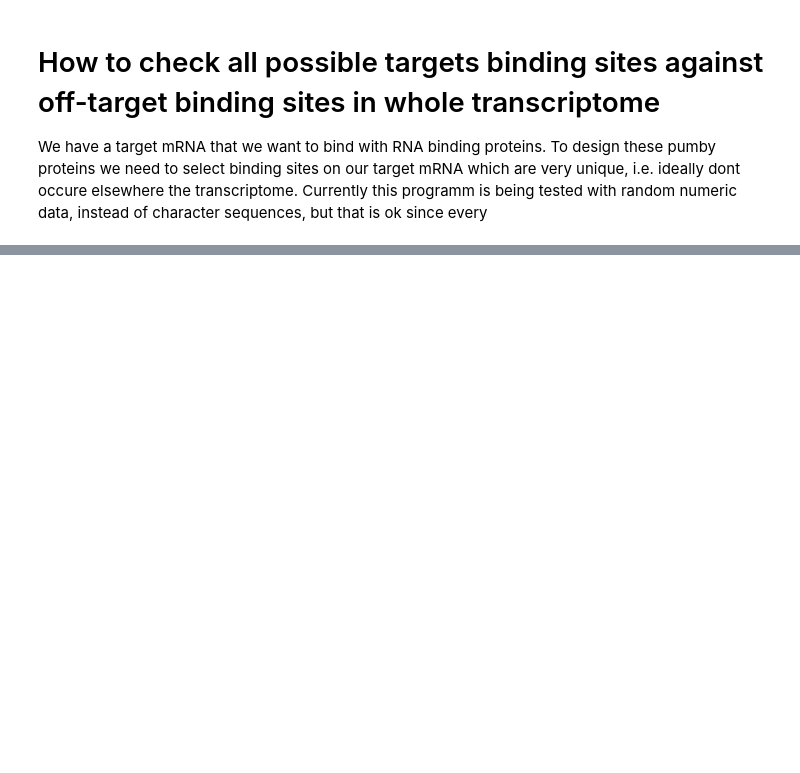
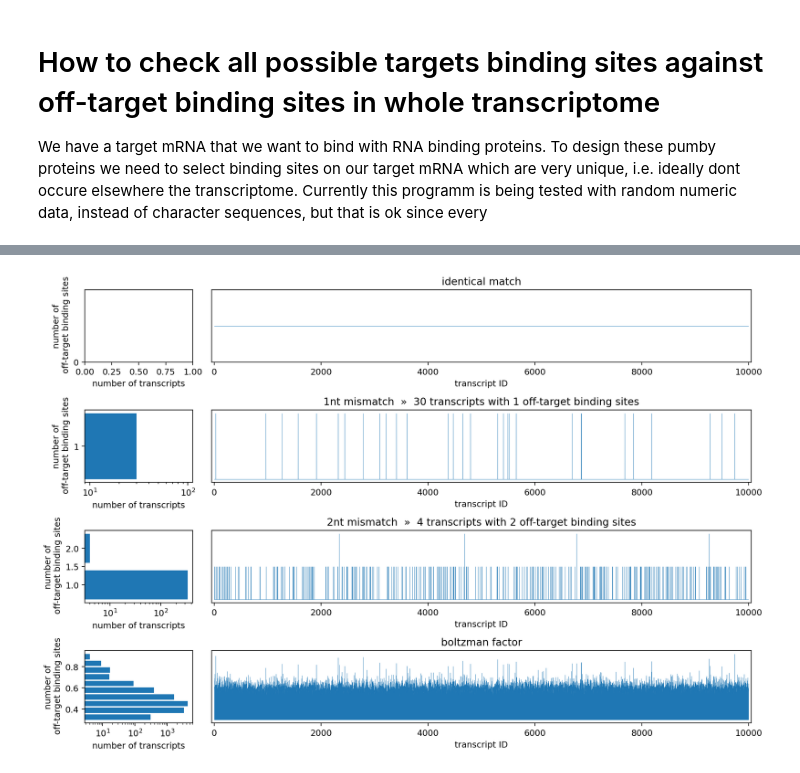
Before and after one commit to Q1vy/iGEM2025-TRAPS-Software-and-Modelling, a Jupyter notebook: target_search_test.ipynb, the cells around one changed output, grey strips where cells are left out. Cells and saved outputs as stored; diff of their text form; code cells hidden in the pictures; blank space fills up the shorter version.

```diff
--- a/target_search_test.ipynb
+++ b/target_search_test.ipynb
@@ -105,40 +143,44 @@ results
 # %%
-def search_target_in_refpool(target, reference_pool, plot = False):
-    '''searches for (partial) matches between target and reference pool
-    target: sequence to be found
-    reference pool: list/array of sequences to test against'''
+def query_eval(query, reference_dataset, plot = False):
+    '''searches for (partial) matches between query sequence and reference dataset
+    query: sequence to be found (pd.Series object)
+    reference_dataset: pd.DataFrame of sequences to test against
+    Both need at least a SEQ_NAME and a SEQUENCE column
+    '''
 
-    #------------------------------------------#
-    #  Search binding sites in all transcripts #
-    #------------------------------------------#
+    if type(query) == str:
+        print("Warning, deprecated input type for query")
+        query = pd.Series({"SEQ_NAME": "unnamed", "SEQUENCE": query})
 
-    sequence_compare_results = pd.DataFrame()                  # initialize a dataset to store the results of every transcript in the transcriptome
-    for i, ref in enumerate(reference_pool):                   # iterate over all reference sequences.
+    #-------------------------------------------------#
+    #  Search for binding sites in reference dataset  #
+    #-------------------------------------------------#
 
-        mm = len(target)-sc_jit(ref, target)                   # search target in reference sequence and count number of mismatches for every possible position
-        sc_row = {}                                            # summarize the interaction of the tested binding site against the transcript from the transcriptome
-        sc_row["MissMatch_eq_0"] = (mm==0).sum()               # number of idential matches
-        sc_row["MissMatch_eq_1"] = (mm==1).sum()              # number of matches with 1 mismatch
-        sc_row["MissMatch_eq_2"] = (mm==2).sum()              # number of matches with 2 mistmatches
-        sc_row["BoltzmanFactor"] = np.sum(np.exp(-mm))         # a prediction of how likely the BSC would bind to this transcript. Currently the BoltzmanFactor for a perfect match is 1, if therefore this predicted BoltzmanFactor is smaller than 1 than it is more likly to bind to the specific RNA, while if it is larger than one it is more likely to bind to the background transcriptom ""
+    detailed_query_results = pd.DataFrame()                    # initialize a dataset to store the results of comparing query sequence with every reference i.e. every transcript in the transcriptome
+    for i, ref in reference_dataset.iterrows():                # iterate over all reference sequences.
 
-        sequence_compare_results = pd.concat([sequence_compare_results, pd.DataFrame([sc_row])], ignore_index=True) # add the results for this transcript to the dataset
+        mm = len(query.SEQUENCE)-sc_jit(query.SEQUENCE.encode("utf-8"), ref.SEQUENCE.encode("utf-8")) # number of mismatches per position # utf8 encoding of strings to integers speeds up the comparison for some reason
+        sc_row = {"SEQ_NAME": ref.SEQ_NAME}                    # summarize the possible binding sites of the query sequence against one reference sequence i.e. a transcript from the transcriptome
+        sc_row["identical match"] = (mm==0).sum()              # number of idential matches
+        sc_row["1nt mismatch"]    = (mm==1).sum()              # number of sites with 1 mismatch
+        sc_row["2nt mismatch"]    = (mm==2).sum()              # number of sites with 2 mistmatches
+        sc_row["boltzman factor"] = np.sum(np.exp(-mm))        # a prediction of how likely the query sequence would bind to the reference. Currently the boltzman_factor for a perfect match is 1, if therefore this predicted boltzman_factor is smaller than 1 than it is more likly to bind to the specific RNA, while if it is larger than one it is more likely to bind to the background transcriptom ""
 
-    #---------------------------------#
-    # summarize results of the search #       # now that we have a huge and detailed list of the interaction with every of the thousands of transcripts, we need to summarize again to only a few metrics.
-    #---------------------------------#
+        detailed_query_results = pd.concat([detailed_query_results, pd.DataFrame([sc_row])], ignore_index=True) # add the results for this transcript to the dataset
 
-    scr = sequence_compare_results
-    metrics = [scr.MissMatch_eq_0, scr.MissMatch_eq_1, scr.MissMatch_eq_2, scr.BoltzmanFactor]
-    display_names = {"MissMatch_eq_0" : "identical match offsite-targets", "MissMatch_eq_1" : "1-missmatch offsite-targets", "MissMatch_eq_2" : "2-missmatch offsite-targets", "BoltzmanFactor" : "pseudo non-normalized binding probability prediction"}  # important for the labels during plotting
-    candidate_summary = {"sequence": target}
-    if plot: fig, ax = plt.subplots(len(metrics), 2, figsize = (12, 8), gridspec_kw={'width_ratios': [1, 5]}, dpi = 180)
+    #-------------------------------------------------------#
+    # summarize interaction of query with reference dataset #       # now that we have a huge and detailed list of the interaction with every of the thousands of reference sequences (i.e. transcripts), we need to summarize again to only a few metrics telling how much this query sequence interacts with the references overall
+    #-------------------------------------------------------#
 
-    for i, metric in enumerate(metrics): # iterate over all the metrics that should be summarized
+    query_summary = {"SEQUENCE": query.SEQUENCE}
+    if plot: fig, ax = plt.subplots(len(detailed_query_results.columns)-1, 2, figsize = (12, 8), gridspec_kw={'width_ratios': [1, 5]}, dpi = 180)
+
+    for i, col in enumerate(detailed_query_results.drop("SEQ_NAME", axis = 1).columns): # iterate over all the metrics that should be summarized
+        metric = detailed_query_results[col]
         e = 100
-        candidate_summary[metric.name+f"_max"] = metric.max()  # What was the highest number of off-target binding sites on a single transcript
-        candidate_summary[metric.name+f"_sum"] = metric.sum()  # What was the total number of off-target binding sites on the whole transcriptome
-        candidate_summary[metric.name+f"_score{e}"] = np.emath.logn(e, np.sum(e**(metric/e))) - 1.5 # something inbetween max and sum, its a weighted sum where 100 trancripts with one binding site are worth as much as one transcript with two binding sites.  This penelizes outliers with a high number of binding sites on a single transcript, while still containing the information of all other transcripts as well. The e = 100 was chosen arbitrarily, there likly is a better way of weighting all this
+        query_summary[metric.name+f"_max"] = metric.max()  # What was the highest number of off-target binding sites on a single transcript
+        query_summary[metric.name+f"_sum"] = metric.sum()  # What was the total number of off-target binding sites on the whole transcriptome
+        query_summary[metric.name+f"_score{e}"] = np.emath.logn(e, np.sum(e**(metric/e))) - 1.5 # something inbetween max and sum, its a weighted sum where 100 trancripts with one binding site are worth as much as one transcript with two binding sites.  This penelizes outliers with a high number of binding sites on a single transcript, while still containing the information of all other transcripts as well. The e = 100 was chosen arbitrarily, there likly is a better way of weighting all this
         insert = "" # for plotting labels
         if plot:
             if metric.max() > 0 and i < 3: # i.e. if there are mismatches to plot. i==3 is pseudo prob and metric.max() <= 0 is no mismatches
@@ -156,8 +198,12 @@ def search_target_in_refpool(target, reference_pool, plot = False):
             ax[i,0].set_ylabel("number of\n off-target binding sites")
             ax[i,1].set_xlabel("transcript ID")
             ax[i,1].set_xlim(-len(metric)*0.005, len(metric)*1.005)
-            ax[i,1].set_title(display_names[metric.name] + insert)
+            ax[i,1].set_title(metric.name + insert)
             ax[i,1].set_yticks([])
             plt.tight_layout()
 
-    return candidate_summary
+    return query_summary
+
+
+query_eval(query, reference_dataset, plot = plot)
+# %% [output]
@@ -163,0 +223 @@ def search_target_in_refpool(target, reference_pool, plot = False):
+[figure, added]
```
Also changed, not shown: parts of 27 cells of this notebook.
